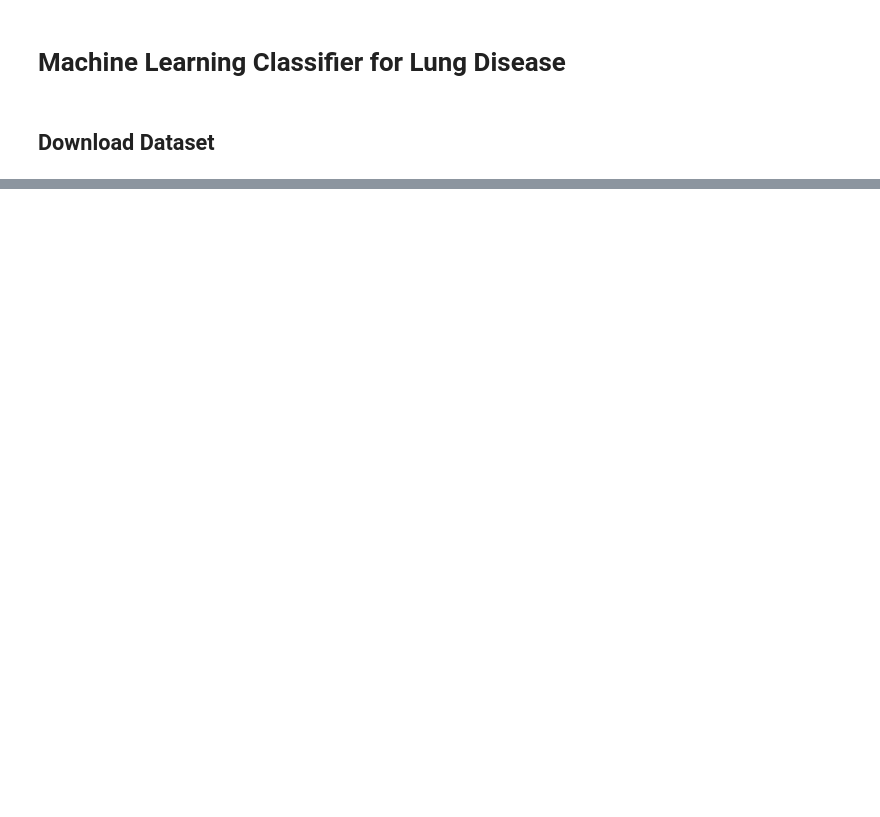
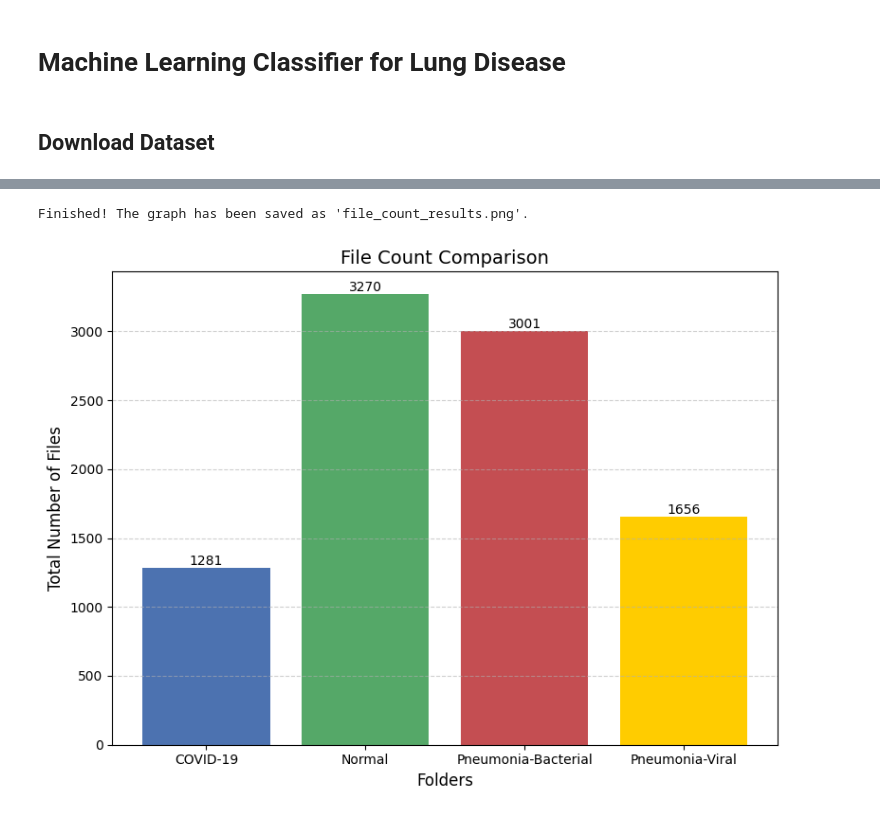
Before and after one commit to KCandy24/csc713m-mco, a Jupyter notebook: main.ipynb, the cells around one changed output, grey strips where cells are left out. Cells and saved outputs as stored; diff of their text form; code cells hidden in the pictures; blank space fills up the shorter version.

Commit message:
feat: Small EDA features and graphing

```diff
--- a/main.ipynb
+++ b/main.ipynb
@@ -4,13 +4,13 @@
 ## Download Dataset
 # %%
 import kagglehub
+import shutil
 from pathlib import Path
 
-dst = Path.cwd() / "lung-disease-image-dataset"
+path = Path(kagglehub.dataset_download("gunasathwikagone/lung-disease-image-dataset"))
+print("Path to dataset files:", path)
 
+dst = Path.cwd() / path.name
 
-path = kagglehub.dataset_download(
-    "gunasathwikagone/lung-disease-image-dataset",
-    path=dst
-)
+shutil.copytree(path, dst, dirs_exist_ok=True)
 # %% [output]
@@ -18,0 +116,22 @@ TypeError: file_name must be of type str
+# %%
+def count_images(path):
+    entries = os.listdir(path)
+    file_count = len([f for f in entries if os.path.isfile(os.path.join(path, f))])
+    return file_count
+# %%
+import matplotlib.pyplot as plt
+from pathlib import Path
+
+classes = {
+    "COVID-19":                 "1/dataset_combined/COVID-19",
+    "Normal":                   "1/dataset_combined/Normal",
+    "Pneumonia-Bacterial":      "1/dataset_combined/Pneumonia-Bacterial",
+    "Pneumonia-Viral":          "1/dataset_combined/Pneumonia-Viral"
+}
+
+labels = list(classes.keys())
+paths = list(classes.values())
+counts = [count_images(p) for p in paths]
+# %% [output]
+Finished! The graph has been saved as 'file_count_results.png'.
+[figure, added]
```
Also changed, not shown: parts of 5 cells of this notebook, 2 other files.
